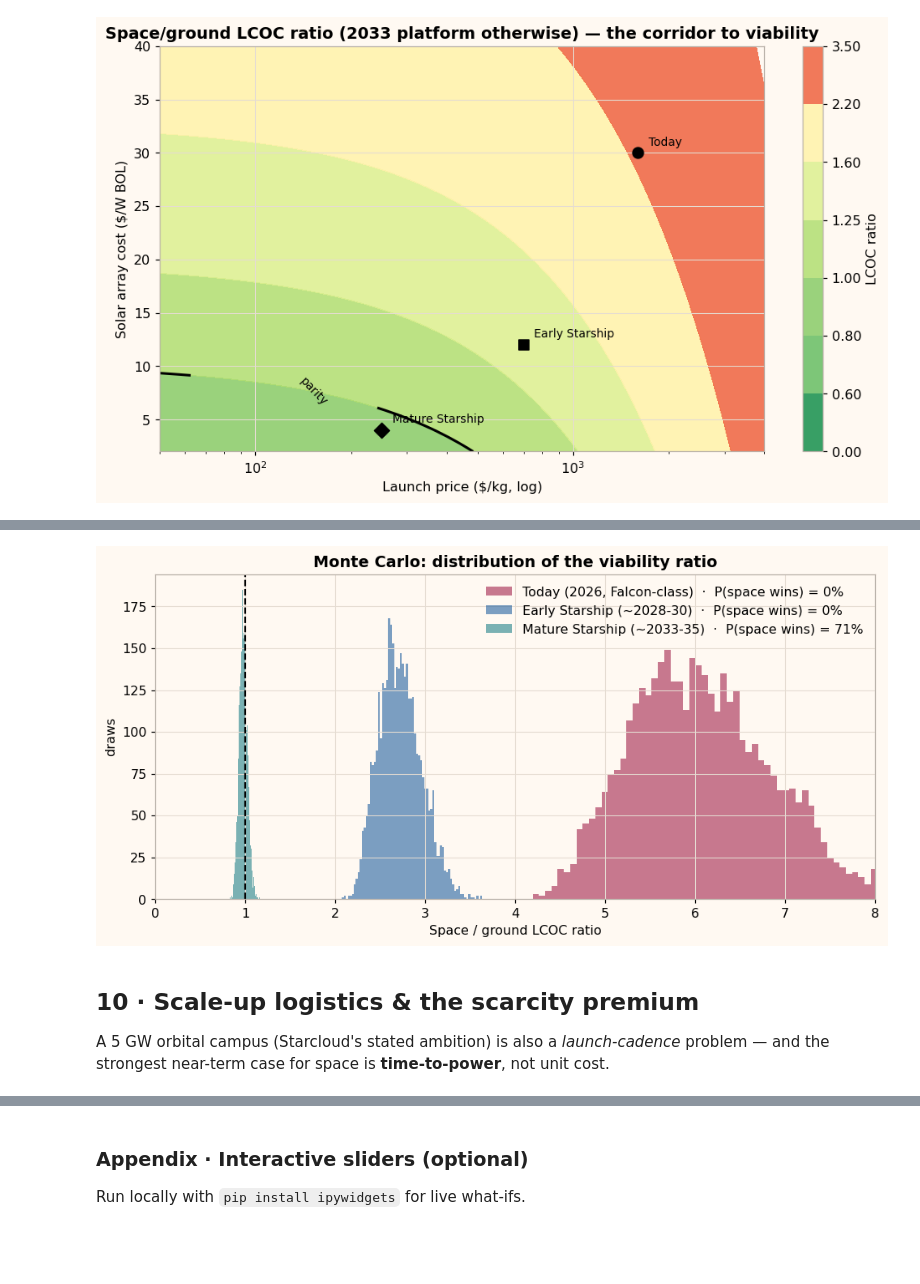
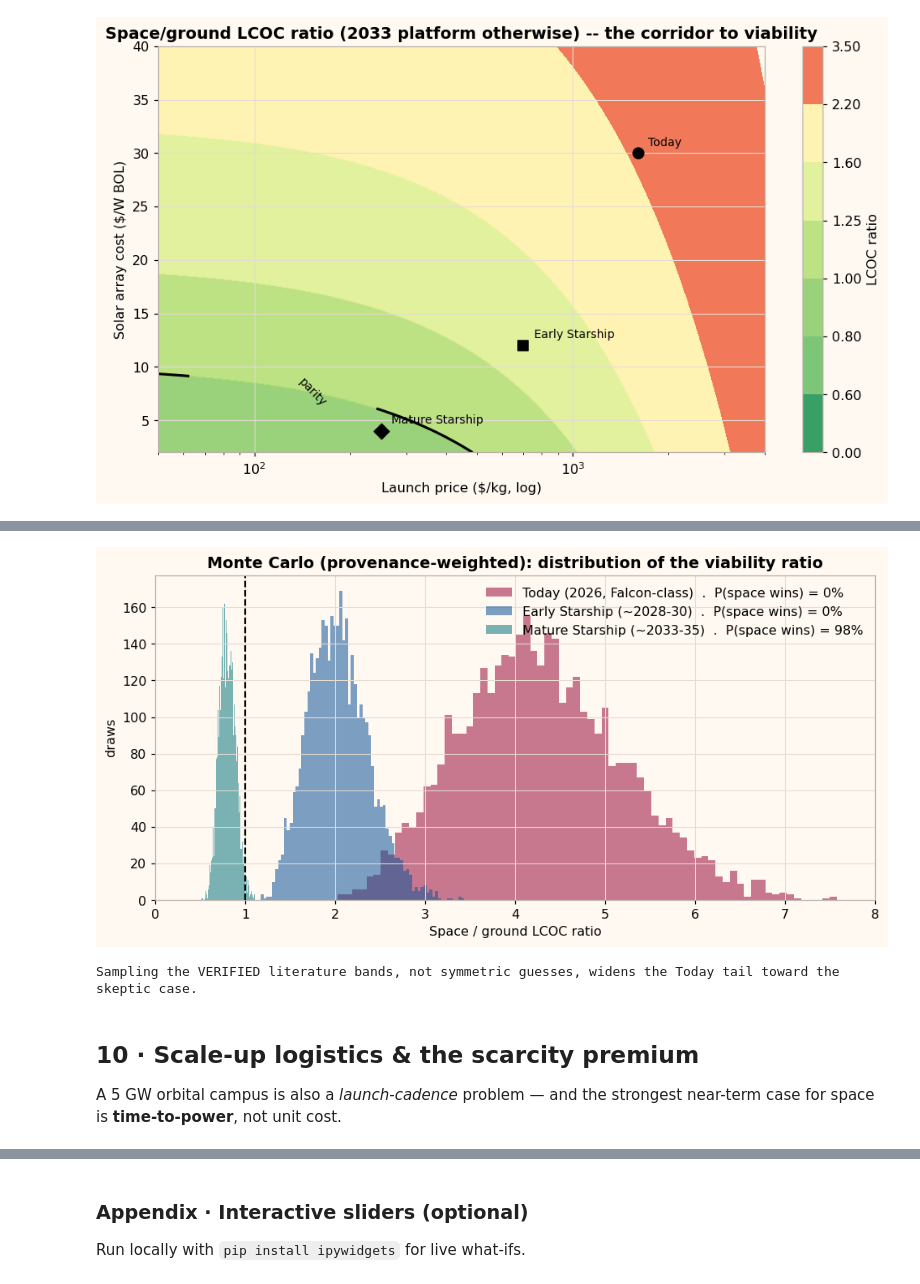
Before and after one commit to ferhat00/space-datacentre-model, a Jupyter notebook: notebooks/orbital_datacentre_viability.ipynb, the cells around one changed output, grey strips where cells are left out. Drawn from its saved outputs; the diff is of its cells as text; code cells hidden in the pictures; blank space fills up the shorter version.

```diff
--- a/notebooks/orbital_datacentre_viability.ipynb
+++ b/notebooks/orbital_datacentre_viability.ipynb
@@ -359,7 +71,6 @@ All invariants PASS  ✓  (thermal closure, EOL power+recharge closure, battery
 # %% [markdown]
 ## 3 · Scenario comparison — the headline table
 # %%
-import pandas as pd
 rows = []
 for sc in SCENARIOS + [SA26]:
     r = lcoc_and_npv(sc); pt, cs = r['pt'], r['cap_s']
@@ -367,7 +78,7 @@ for sc in SCENARIOS + [SA26]:
     rows.append({
         'Scenario': sc.name, 'Launch $/kg': sc.launch_kg,
         'Dry mass t/MW': round(pt['M_dry']/1e3,1),
-        'Array m²/MW': round(pt['A_array']), 'Radiator m²/MW': round(pt['A_rad']),
+        'Array m2/MW': round(pt['A_array']), 'Radiator m2/MW': round(pt['A_rad']),
         'Battery kWh/MW': round(pt['E_batt_kWh']),
         'Capex space $M/MW': round(cs['total']), 'Capex ground $M/MW': round(r['cap_g']['total']),
         'LCOC space $/kWh': round(r['lcoc_s'],2), 'LCOC ground $/kWh': round(r['lcoc_g'],2),
@@ -376,6 +87,5 @@ for sc in SCENARIOS + [SA26]:
         'Breakeven launch $/kg': round(be) if be > 0 else 'platform-bound',
         'NPV space $M/MW': round(r['npv_s']), 'NPV ground $M/MW': round(r['npv_g']),
     })
-df = pd.DataFrame(rows).set_index('Scenario')
-df
+pd.DataFrame(rows).set_index('Scenario')
 # %% [output]
@@ -449,26 +181,19 @@ two paths is, precisely, the value of Earth's interconnect queues to the orbital
 # %% [markdown]
 ## 5 · LCOC vs launch price — where the curves cross
 # %%
-import matplotlib.pyplot as plt
-import matplotlib as mpl
-mpl.rcParams.update({'figure.facecolor':'#FFF9F2','axes.facecolor':'#FFF9F2',
-    'axes.edgecolor':'#B8B0A8','axes.grid':True,'grid.color':'#E5DCD2','grid.linewidth':0.7,
-    'font.size':10.5,'axes.titleweight':'bold','figure.dpi':110})
-COLS = {'Today (2026, Falcon-class)':'#990F3D','Early Starship (~2028-30)':'#0F5499','Mature Starship (~2033-35)':'#0D7680'}
-
 L = np.logspace(np.log10(50), np.log10(6000), 120)
 fig, ax = plt.subplots(figsize=(9,5.2))
 for sc in SCENARIOS:
     ls = [lcoc_and_npv(replace(sc, launch_kg=l))['lcoc_s'] for l in L]
-    ax.plot(L, ls, color=COLS[sc.name], lw=2.2, label=f"Space — {sc.name}")
+    ax.plot(L, ls, color=COLS[sc.name], lw=2.2, label=f"Space -- {sc.name}")
     ax.axhline(lcoc_and_npv(sc)['lcoc_g'], color=COLS[sc.name], lw=1.2, ls=':', alpha=.8)
     ax.scatter([sc.launch_kg],[lcoc_and_npv(sc)['lcoc_s']], color=COLS[sc.name], zorder=5, s=45)
 ax.set_xscale('log'); ax.set_xlabel('Launch price ($/kg to SSO, log scale)')
 ax.set_ylabel('Levelised cost of compute ($ per IT-kW-hour)')
 ax.set_title('Each scenario: space LCOC vs launch price (dotted = its terrestrial benchmark)')
 ax.legend(frameon=False); ax.set_ylim(0, 11)
-for x, lab in [(2720,'Falcon 9 ’26'), (500,'Starship target'), (150,'Mature Starship')]:
+for x, lab in [(1600,'Falcon 9 26'), (250,'Starship target'), (100,'parity target')]:
     ax.axvline(x, color='#66605C', lw=.8, alpha=.5); ax.text(x, 10.6, ' '+lab, fontsize=8, color='#66605C', rotation=90, va='top')
 plt.tight_layout(); plt.show()
-print("Note how the Today curve never crosses its dotted benchmark — even at $50/kg. Platform cost, not launch, is the 2026 disqualifier.")
+print("The Today curve never crosses its dotted benchmark -- even at $50/kg. Platform cost, not launch, is the 2026 disqualifier.")
 # %% [output]
@@ -568,25 +294,40 @@ Triangular distributions (±~30% or physical ranges) on the nine most uncertain
 # %%
 rng = np.random.default_rng(7)
+# Build per-parameter triangular factor ranges from the provenance registry (fields that exist on P).
+prov_fields = ['launch_kg','it_kg_per_kW','rad_areal_kg_m2','sp_array','array_cost_W',
+               'life_yr','wacc_space','rev_decline','rad_availability']
+spec = {}
+for f in prov_fields:
+    pr = provenance.REGISTRY[f]
+    # Express the verified (skeptic, optimist) band as multiplicative factors, then clamp
+    # so 1.0 (the scenario's own value) is always the triangular mode. Some parameters
+    # (e.g. launch_kg) have both literature ends on one side of central -> one-sided draw.
+    f1, f2 = pr.low/pr.central, pr.high/pr.central
+    lo_f, hi_f = min(f1, f2, 1.0), max(f1, f2, 1.0)
+    if hi_f - lo_f < 1e-6:
+        lo_f, hi_f = 0.8, 1.2
+    spec[f] = (lo_f, hi_f)
+
 def draw(sc, n=4000):
     out = np.empty(n)
-    spec = {'launch_kg':(.6,1.8),'sp_array':(.7,1.5),'array_cost_W':(.6,1.8),'it_kg_per_kW':(.8,1.3),
-            'rad_areal_kg_m2':(.7,1.4),'it_cost_W':(.85,1.2),'g_elec_MWh':(.7,1.6),
-            'integration_M_MW':(.6,1.6),'ops_M_MW_yr':(.7,1.5)}
     for i in range(n):
         kw = {k: getattr(sc,k)*rng.triangular(lo,1.0,hi) for k,(lo,hi) in spec.items()}
         out[i] = lcoc_and_npv(replace(sc, **kw))['ratio']
     return out
+
 fig, ax = plt.subplots(figsize=(9,4.6))
 for sc in SCENARIOS:
     r = draw(sc)
-    ax.hist(r, bins=70, alpha=.55, color=COLS[sc.name], label=f"{sc.name}  ·  P(space wins) = {(r<1).mean()*100:.0f}%")
+    ax.hist(r, bins=70, alpha=.55, color=COLS[sc.name], label=f"{sc.name}  .  P(space wins) = {(r<1).mean()*100:.0f}%")
 ax.axvline(1, color='k', lw=1.4, ls='--'); ax.set_xlim(0,8)
 ax.set_xlabel('Space / ground LCOC ratio'); ax.set_ylabel('draws'); ax.legend(frameon=False)
-ax.set_title('Monte Carlo: distribution of the viability ratio')
+ax.set_title('Monte Carlo (provenance-weighted): distribution of the viability ratio')
 plt.tight_layout(); plt.show()
+print("Sampling the VERIFIED literature bands, not symmetric guesses, widens the Today tail toward the skeptic case.")
 # %% [output]
-[figure, old version]
+[figure, new version]
+Sampling the VERIFIED literature bands, not symmetric guesses, widens the Today tail toward the skeptic case.
 # %% [markdown]
 ## 10 · Scale-up logistics & the scarcity premium
-A 5 GW orbital campus (Starcloud's stated ambition) is also a *launch-cadence* problem — and the strongest near-term case for space is **time-to-power**, not unit cost.
+A 5 GW orbital campus is also a *launch-cadence* problem — and the strongest near-term case for space is **time-to-power**, not unit cost.
 # %%
```
Also changed, not shown: parts of 43 cells of this notebook, 20 other files.
